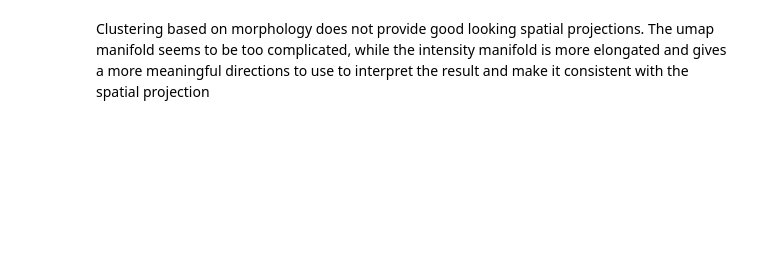
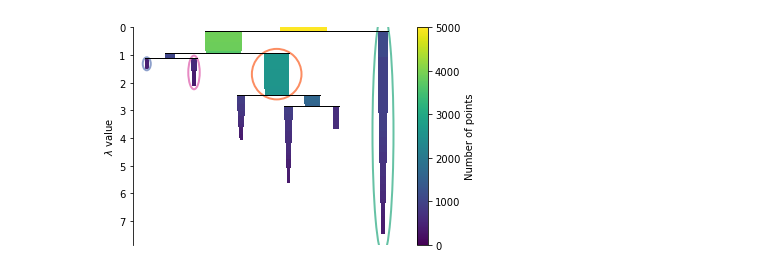
Before and after one commit to BiCroLab/WSI-analysis, a Jupyter notebook: SG/pipeline/ipynb/intensity.data2cluster.ipynb, the cells around one changed output. Saved outputs shown, nothing was run; the diff lists cells and outputs as text; code cells hidden in the pictures; blank space fills up the shorter version.

Commit message:
addition: morphology classification after covd clustering

```diff
--- a/SG/pipeline/ipynb/intensity.data2cluster.ipynb
+++ b/SG/pipeline/ipynb/intensity.data2cluster.ipynb
@@ -44,23 +41,24 @@ def cluster_nuclei_intensity(filename,df,n_neighbors,threshold_q,auto_open,plot_
     clusterer.fit(df1.loc[:,('xi','yi','zi')])
     clusterer.condensed_tree_.plot(select_clusters=True,
                                    selection_palette=sns.color_palette("Set2",len(clusterer.labels_)))
+    plt.show()
     plt.savefig(filename+'.tree.intensity.png')
     plt.close()
 
-    df1['cluster_intensity'] = clusterer.labels_    # add cluster id to dataframe
-    df1['cluster_intensity'] = df1['cluster_intensity'].apply(str)   # make cluster id a string
-    df1_filtered = df1[df1.cluster_intensity != str(-1)] # remove unassigned points
+    df1['clusterID1'] = clusterer.labels_    # add cluster id to dataframe
+    df1['clusterID1'] = df1['clusterID1'].apply(str)   # make cluster id a string
+    df1_filtered = df1[df1.clusterID1 != str(-1)] # remove unassigned points
 
     # expand the clusters to the entire point-cloud
     idx, dist = pairwise_distances_argmin_min(df[['xi','yi','zi']].to_numpy(),df1_filtered[['xi','yi','zi']].to_numpy())
     #add 1 to avoid confusion with background
-    df['cluster_intensity'] = [int(df1_filtered.cluster_intensity.iloc[idx[row]])+1 for row in range(df.shape[0])]
-    df['cluster_intensity'] = df['cluster_intensity']#.apply(str)
-#    df.to_csv(filename+'.intensity.csv',index=False)
+    df['clusterID1'] = [int(df1_filtered.clusterID1.iloc[idx[row]])+1 for row in range(df.shape[0])]
+    df['clusterID1'] = df['clusterID1'].apply(str)
+    #    df.to_csv(filename+'.intensity.csv',index=False)
     # plot the spatial projetion
     if plot_switch:
         fig = px.scatter(df,#1_filtered,
-                         x="cx", y="cy",color="cluster_intensity",
+                         x="cx", y="cy",color="clusterID1",
                         width=800, height=800,
                         color_discrete_sequence=px.colors.qualitative.Set2)
         fig.update_traces(marker=dict(size=2,opacity=1.0))
@@ -69,24 +67,27 @@ def cluster_nuclei_intensity(filename,df,n_neighbors,threshold_q,auto_open,plot_
         fig.write_html(filename+'.spatial_projection.intensity.html', auto_open=auto_open)
 
         # plot the low curvature sector
-        #fig = px.scatter_3d(df,x="xi", y="yi", z="zi",color="cluster_intensity", hover_name="cluster_intensity",color_discrete_sequence=px.colors.qualitative.Set2)
-        #fig.update_traces(marker=dict(size=3,opacity=0.75),selector=dict(mode='markers'))
-        #fig.write_html(filename+'.low_curvature_clusters.intensity.html', auto_open=auto_open)
-        #fig.write_image(filename+'.low_curvature_clusters.intensity.png')
+        # fig = px.scatter_3d(df,x="xi", y="yi", z="zi",color="cluster_intensity", hover_name="cluster_intensity",color_discrete_sequence=px.colors.qualitative.Set2)
+        # fig.update_traces(marker=dict(size=3,opacity=0.75),selector=dict(mode='markers'))
+        # fig.write_html(filename+'.low_curvature_clusters.intensity.html', auto_open=auto_open)
+        # fig.write_image(filename+'.low_curvature_clusters.intensity.png')
     return df
 # %%
-sample_size = 10000 # set to 0 if the entire sample is considered
+sample_size = 50000 # set to 0 if the entire sample is considered
 n_neighbors = 100   # NNN in the curvature calculation
 threshold_q = 0.1   # the quantile defining the low-curvature sector
 auto_open = True    # switch to open or not html figures in new tab
-plot_switch = False  # switch to generate or not html figures
+plot_switch = True  # switch to generate or not html figures
 
-for filename in glob.glob(r'../data_intensity/pkl/id_52.fov_centroids_embedding_morphology.covd.pkl'):    # pkl file
+for filename in glob.glob(r'../data_intensity/pkl/id_52.measurements.covd.pkl')[:1]:    # pkl file
     df = pd.read_pickle(filename)
     if sample_size > 0 and sample_size < df.shape[0]:
         df = df.sample(n=sample_size)
 
-    cluster_nuclei_intensity(filename,df,n_neighbors=100,threshold_q=0.1,auto_open=auto_open,
+    df = cluster_nuclei_intensity(filename,df,
+                             n_neighbors=n_neighbors,
+                             threshold_q=threshold_q,
+                             auto_open=auto_open,
                              plot_switch=plot_switch)
+# %% [output]
+[figure, added]
-# %% [markdown]
-Clustering based on morphology does not provide good looking spatial projections. The umap manifold seems to be too complicated, while the intensity manifold is more elongated and gives a more meaningful directions to use to interpret the result and make it consistent with the spatial projection
```
Also changed, not shown: parts of 16 cells of this notebook.
